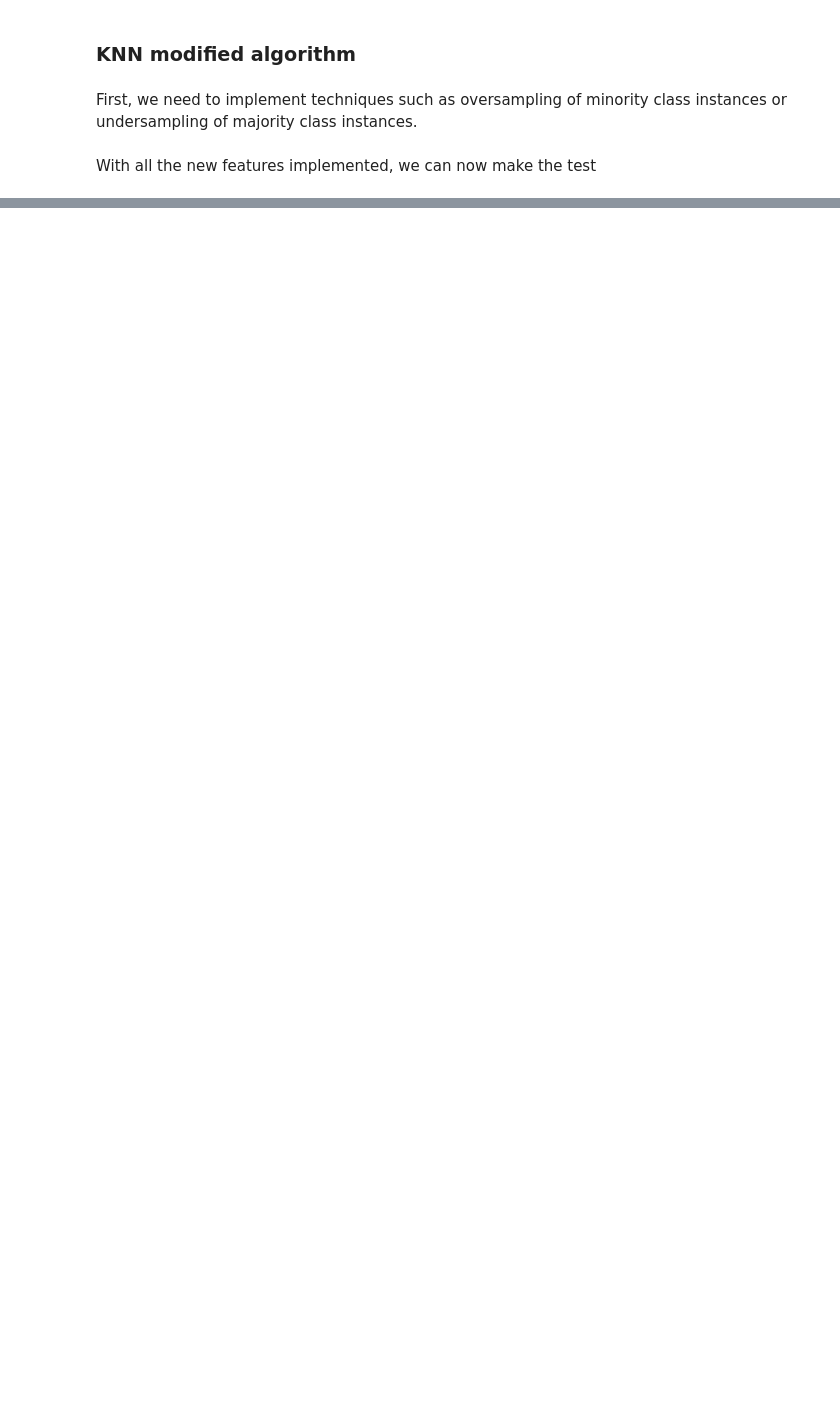
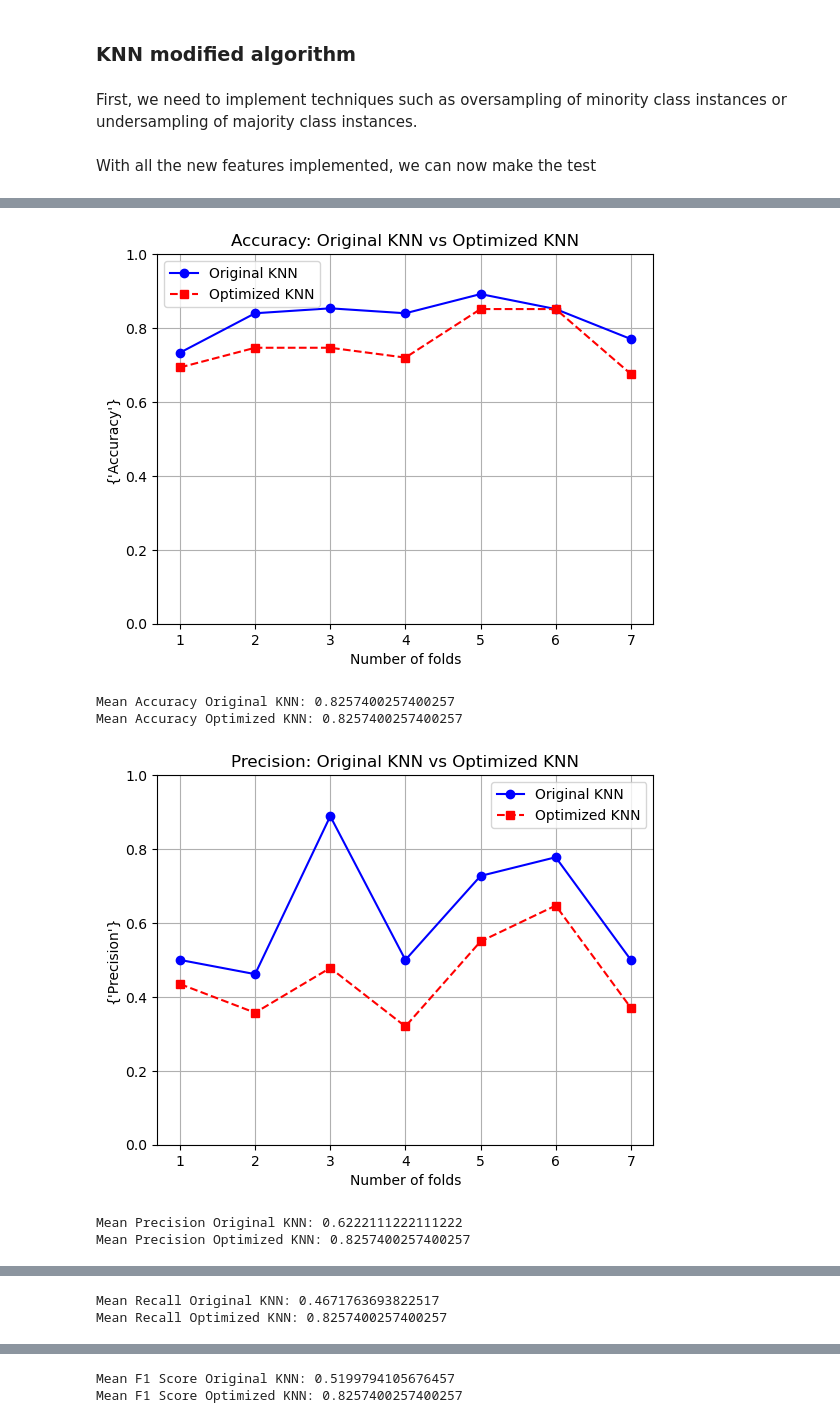
Before and after one commit to MatheusBissacot/Optimizing-KNN-with-Weights, a Jupyter notebook: modified.ipynb, the cells around one changed output, grey strips where cells are left out. Cells and saved outputs as stored; diff of their text form; code cells hidden in the pictures; blank space fills up the shorter version.

```diff
--- a/modified.ipynb
+++ b/modified.ipynb
@@ -383,0 +556,9 @@ Mean Accuracy: 0.6771635889282948, Mean Precision: 0.10645823213153705, Mean Rec
+# %%
+performance_comparison_pipeline(dataframerinos[2])
+# %% [output]
+[figure, added]
+Mean Accuracy Original KNN: 0.8257400257400257
+Mean Accuracy Optimized KNN: 0.8257400257400257
+[figure, added]
+Mean Precision Original KNN: 0.6222111222111222
+Mean Precision Optimized KNN: 0.8257400257400257
@@ -383,0 +566,2 @@ Mean Accuracy: 0.6771635889282948, Mean Precision: 0.10645823213153705, Mean Rec
+Mean Recall Original KNN: 0.4671763693822517
+Mean Recall Optimized KNN: 0.8257400257400257
@@ -383,0 +569,2 @@ Mean Accuracy: 0.6771635889282948, Mean Precision: 0.10645823213153705, Mean Rec
+Mean F1 Score Original KNN: 0.5199794105676457
+Mean F1 Score Optimized KNN: 0.8257400257400257
```
Also changed, not shown: parts of 19 cells of this notebook.
